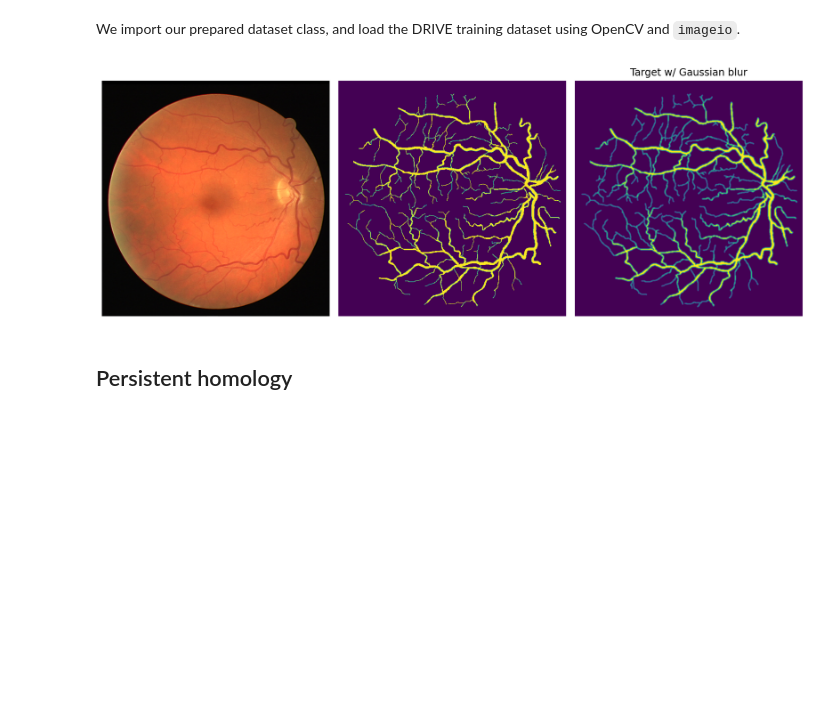
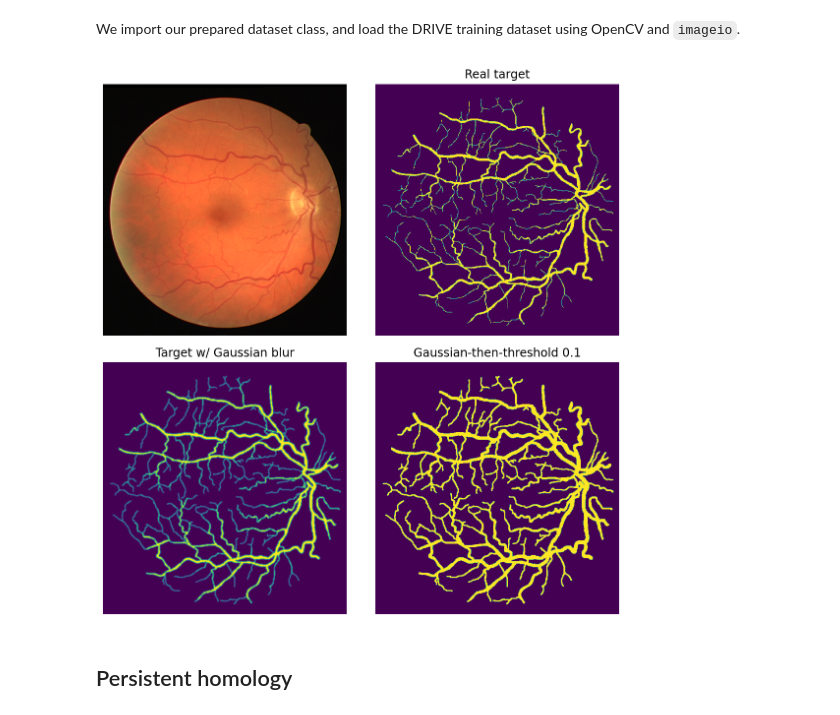
Before and after one commit to ManifoldFR/dlmi-project, a Jupyter notebook: topology-data.ipynb, the cells around one changed output. Cells and saved outputs as stored; diff of their text form; code cells hidden in the pictures; blank space fills up the shorter version.

```diff
--- a/topology-data.ipynb
+++ b/topology-data.ipynb
@@ -29,20 +27,29 @@ target = target.astype(float) / 255
 
 # preprocess the target with gaussian blur for smoothing
 target_smoothed = skimage.filters.gaussian(target, 1)
-# %%
-fig, (ax1, ax2, ax3) = plt.subplots(1, 3, figsize=(12, 5))
-ax1.imshow(img)
-ax1.axis('off')
-
-ax2.imshow(target)
-ax2.axis('off');
-
-ax3.imshow(target_smoothed)
-ax3.axis('off');
-ax3.set_title("Target w/ Gaussian blur")
-fig.tight_layout()
-# %% [output]
-[figure, removed]
+# %%
+gs_thresh_ = 0.1
+target_grown = (target_smoothed > gs_thresh_).astype(float)
+# %%
+fig, axes = plt.subplots(2, 2, figsize=(8, 8))
+axes = axes.flatten()
+axes[0].imshow(img)
+axes[0].axis('off')
+
+axes[1].imshow(target)
+axes[1].axis('off');
+axes[1].set_title("Real target")
+
+axes[2].imshow(target_smoothed)
+axes[2].axis('off');
+axes[2].set_title("Target w/ Gaussian blur")
+
+axes[3].imshow(target_grown)
+axes[3].axis('off');
+axes[3].set_title("Gaussian-then-threshold {:.1f}".format(gs_thresh_))
+fig.tight_layout()
+# %% [output]
+[figure, added]
 # %% [markdown]
 ## Persistent homology
 # %% [markdown]
```
Also changed, not shown: parts of 17 cells of this notebook, 4 other files.
